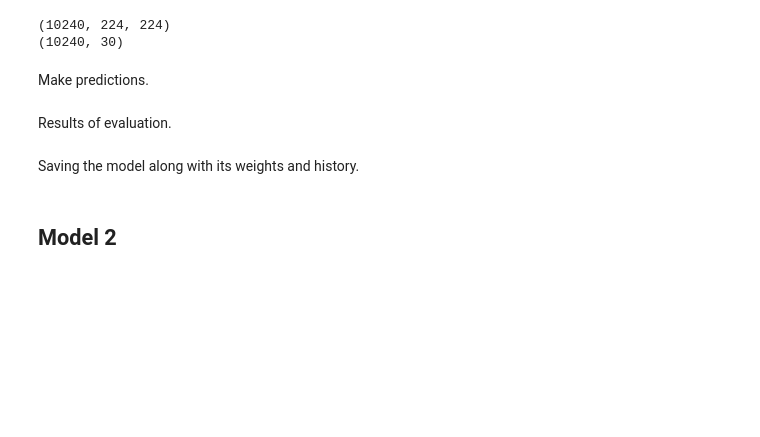
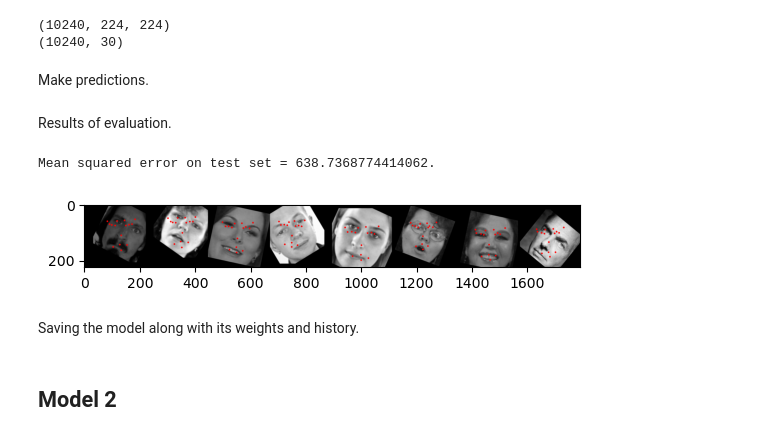
Before and after one commit to ekohachi22/CV-project3, a Jupyter notebook: testing_notebook.ipynb, the cells around one changed output. Saved outputs shown, nothing was run; the diff lists cells and outputs as text; code cells hidden in the pictures; blank space fills up the shorter version.

```diff
--- a/testing_notebook.ipynb
+++ b/testing_notebook.ipynb
@@ -326,12 +359,32 @@ y_pred = model.predict(aug_X_test)
+# %%
+batch_size = 32
+num_samples = aug_X_test.shape[0]
+
+y_pred = []
+
+for i in range(0, num_samples, batch_size):
+    start_idx = i
+    end_idx = min(i + batch_size, num_samples)
+
+    batch_X_test = aug_X_test[start_idx:end_idx]
+    batch_y_pred = model.predict(batch_X_test, verbose = 0)
+
+    y_pred.append(batch_y_pred)
+
+y_pred = np.concatenate(y_pred, axis=0)
 # %% [markdown]
 Results of evaluation.
 # %%
 y_pred_flat = y_pred.flatten()
 aug_y_test_flat = aug_y_test.flatten()
+del aug_y_test
 
 mse1 = mean_squared_error(y_pred_flat, aug_y_test_flat)
 print(f"Mean squared error on test set = {mse1}.")
 imshow(np.concatenate([drawKeypoints(keypoints,image) for keypoints, image in zip(y_pred[:8], aug_X_test[:8])], 1))
+# %% [output]
+Mean squared error on test set = 638.7368774414062.
+[figure, added]
 # %% [markdown]
 Saving the model along with its weights and history.
 # %%
```
Also changed, not shown: parts of 34 cells of this notebook, 1 other file.
